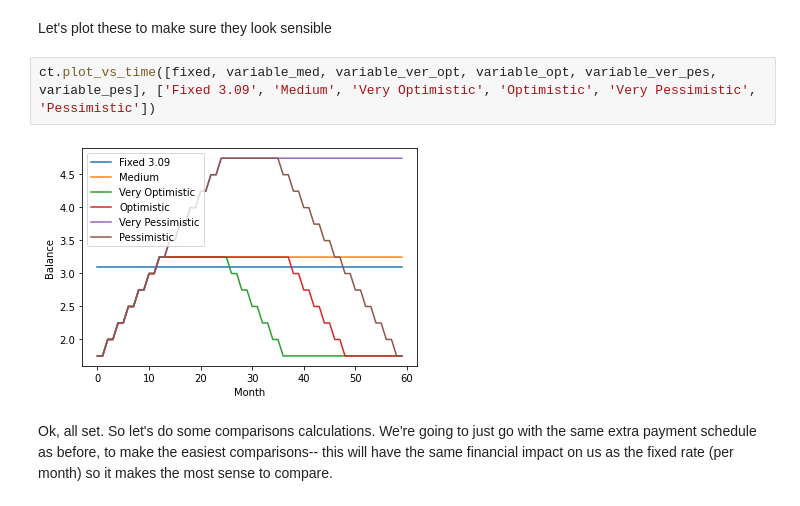
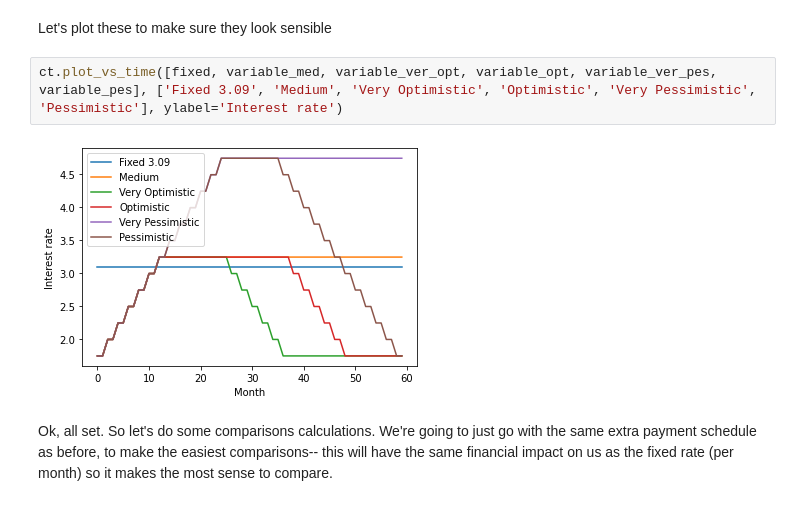
Before and after one commit to mswiatlo/mortgagecalc, a Jupyter notebook: compare_rates_final.ipynb, the cells around one changed output. Drawn from its saved outputs; the diff is of its cells as text.

```diff
--- a/compare_rates_final.ipynb
+++ b/compare_rates_final.ipynb
@@ -181,9 +181,9 @@ print(len(variable_pes))
 # %% [markdown]
 Let's plot these to make sure they look sensible
 # %%
-ct.plot_vs_time([fixed, variable_med, variable_ver_opt, variable_opt, variable_ver_pes, variable_pes], ['Fixed 3.09', 'Medium', 'Very Optimistic', 'Optimistic', 'Very Pessimistic', 'Pessimistic'])
+ct.plot_vs_time([fixed, variable_med, variable_ver_opt, variable_opt, variable_ver_pes, variable_pes], ['Fixed 3.09', 'Medium', 'Very Optimistic', 'Optimistic', 'Very Pessimistic', 'Pessimistic'], ylabel='Interest rate')
 # %% [output]
-[figure, old version]
+[figure, new version]
 # %% [markdown]
 Ok, all set. So let's do some comparisons calculations. We're going to just go with the same extra payment schedule as before, to make the easiest comparisons-- this will have the same financial impact on us as the fixed rate (per month) so it makes the most sense to compare.
 # %%
```
Also changed, not shown: parts of 4 cells of this notebook, 1 other file.
